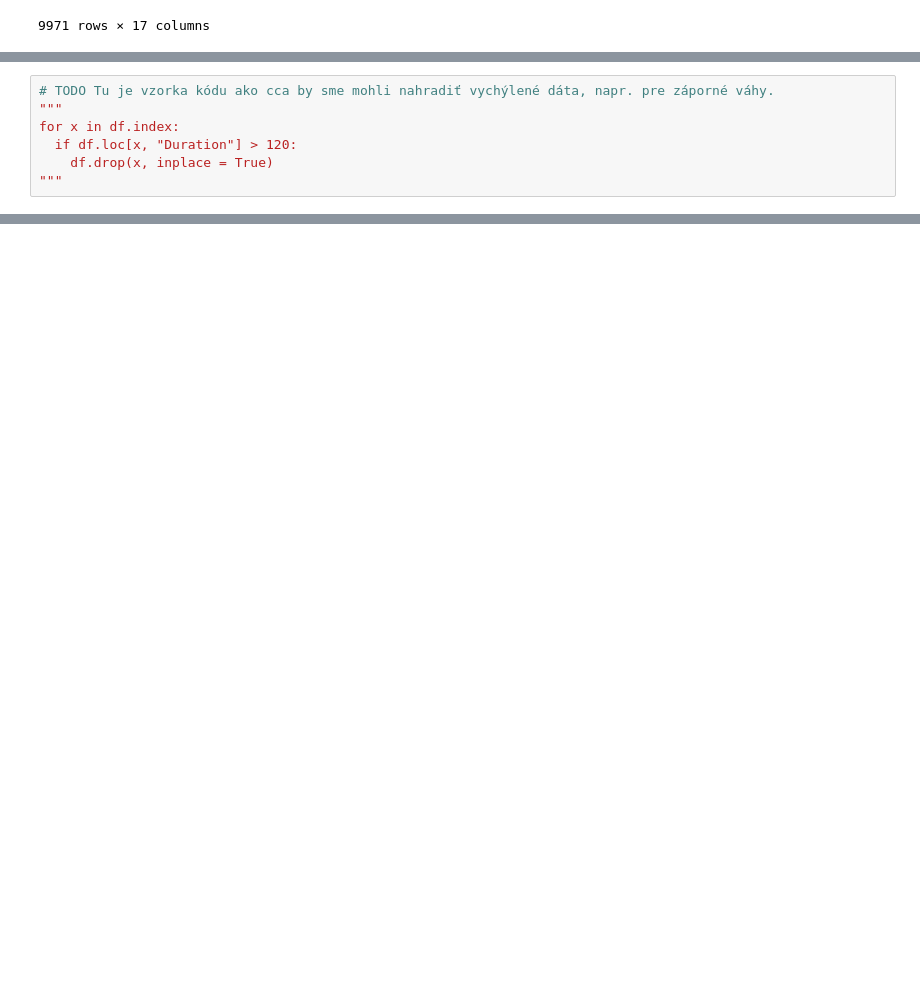
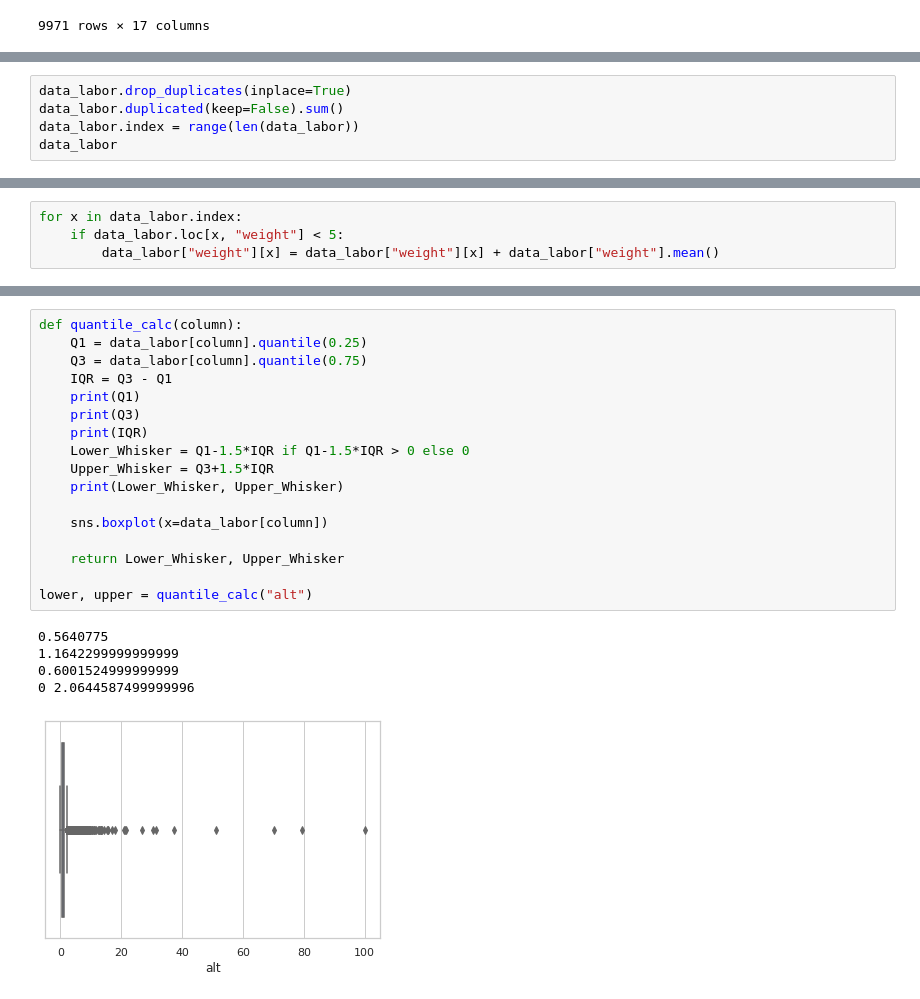
Before and after one commit to MarkoStahovec/IAU-Stahovec-Viest, a Jupyter notebook: main.ipynb, the cells around one changed output, grey strips where cells are left out. Cells and saved outputs as stored; diff of their text form; blank space fills up the shorter version.

```diff
--- a/main.ipynb
+++ b/main.ipynb
@@ -845,7 +869,0 @@ a vychýlené hodnoty.
-# %%
-# TODO Tu je vzorka kódu ako cca by sme mohli nahradiť vychýlené dáta, napr. pre záporné váhy.
-"""
-for x in df.index:
-  if df.loc[x, "Duration"] > 120:
-    df.drop(x, inplace = True)
-"""
@@ -873,0 +880,5 @@ array(['A-', 'B+', 'O+', 'AB-', 'A+', 'O-', 'AB+', 'B-'], dtype=object)
+# %%
+data_labor.drop_duplicates(inplace=True)
+data_labor.duplicated(keep=False).sum()
+data_labor.index = range(len(data_labor))
+data_labor
@@ -873,0 +990,4 @@ array(['A-', 'B+', 'O+', 'AB-', 'A+', 'O-', 'AB+', 'B-'], dtype=object)
+# %%
+for x in data_labor.index:
+    if data_labor.loc[x, "weight"] < 5:
+        data_labor["weight"][x] = data_labor["weight"][x] + data_labor["weight"].mean()
@@ -873,0 +1034,23 @@ array(['A-', 'B+', 'O+', 'AB-', 'A+', 'O-', 'AB+', 'B-'], dtype=object)
+# %%
+def quantile_calc(column):
+    Q1 = data_labor[column].quantile(0.25)
+    Q3 = data_labor[column].quantile(0.75)
+    IQR = Q3 - Q1
+    print(Q1)
+    print(Q3)
+    print(IQR)
+    Lower_Whisker = Q1-1.5*IQR if Q1-1.5*IQR > 0 else 0
+    Upper_Whisker = Q3+1.5*IQR
+    print(Lower_Whisker, Upper_Whisker)
+
+    sns.boxplot(x=data_labor[column])
+
+    return Lower_Whisker, Upper_Whisker
+
+lower, upper = quantile_calc("alt")
+# %% [output]
+0.5640775
+1.1642299999999999
+0.6001524999999999
+0 2.0644587499999996
+[figure, added]
```
Also changed, not shown: parts of 60 cells of this notebook.
